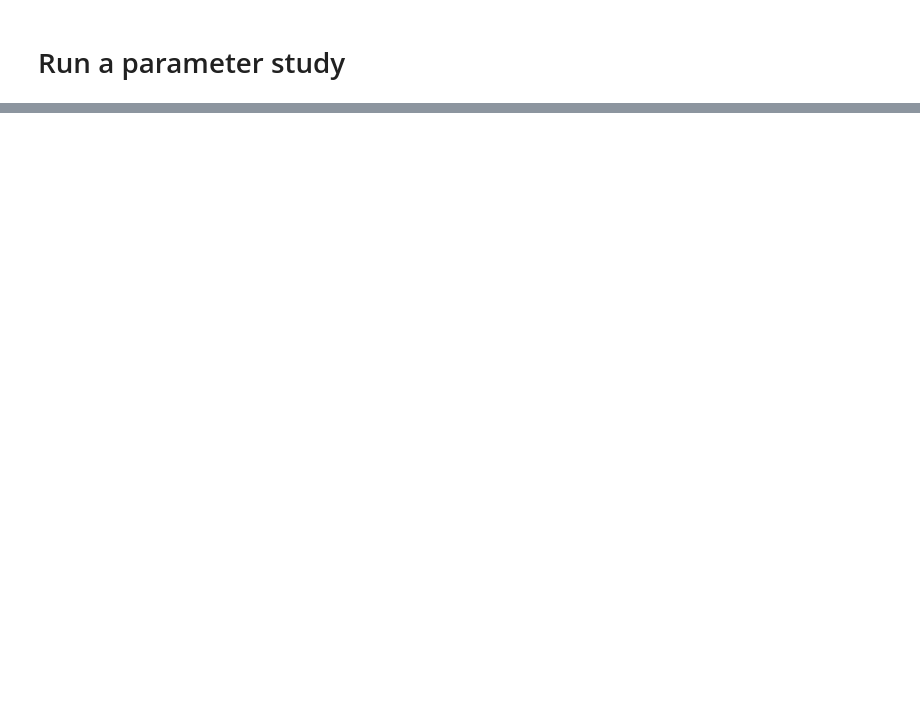
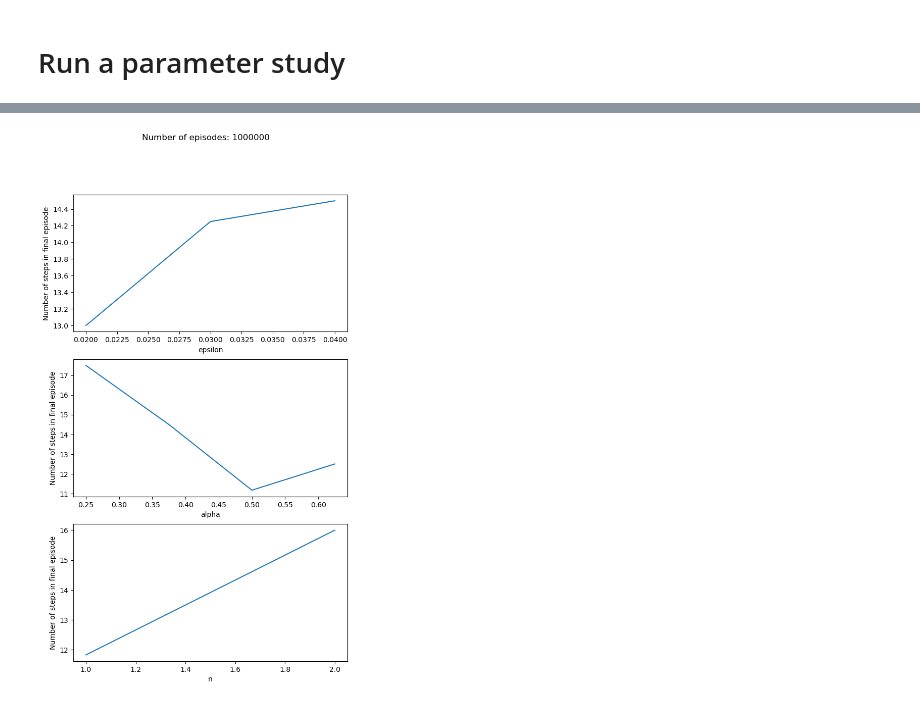
Before and after one commit to Fittiboy/journey, a Jupyter notebook: 999 - Playground.ipynb, the cells around one changed output, grey strips where cells are left out. Drawn from its saved outputs; the diff is of its cells as text; code cells hidden in the pictures; blank space fills up the shorter version.

```diff
--- a/999 - Playground.ipynb
+++ b/999 - Playground.ipynb
@@ -115,0 +70,20 @@ Sweep complete, results saved!
+# %%
+study_track = RaceTrack(track_easy)
+fig, ax = plt.subplots(figsize=(6, 6))
+sns.heatmap(study_track.track, ax=ax, cbar=False)
+ax.axis('off')
+plt.show()
+
+agent_type = NStepTreeBackup
+pd = {
+    "epsilon": [0.02, 0.03, 0.04],
+    "alpha": [0.25, 0.375, 0.5, 0.625],
+    "n": [1, 2],
+    "discount": [1],
+}
+
+study = ParameterStudy(agent_type, study_track, pd)
+
+num_runs = 1
+num_episodes = 1_000_000
+study.sweep(num_runs, num_episodes)
@@ -115,0 +109,6 @@ Sweep complete, results saved!
+# %%
+render_first = 3
+filename = f"racetrack_param_sweeps/{int(time() // 60)}.png"
+study.plot_results(render_first, filename)
+# %% [output]
+[figure, added]
```
Also changed, not shown: parts of 8 cells of this notebook, 13 other files.
